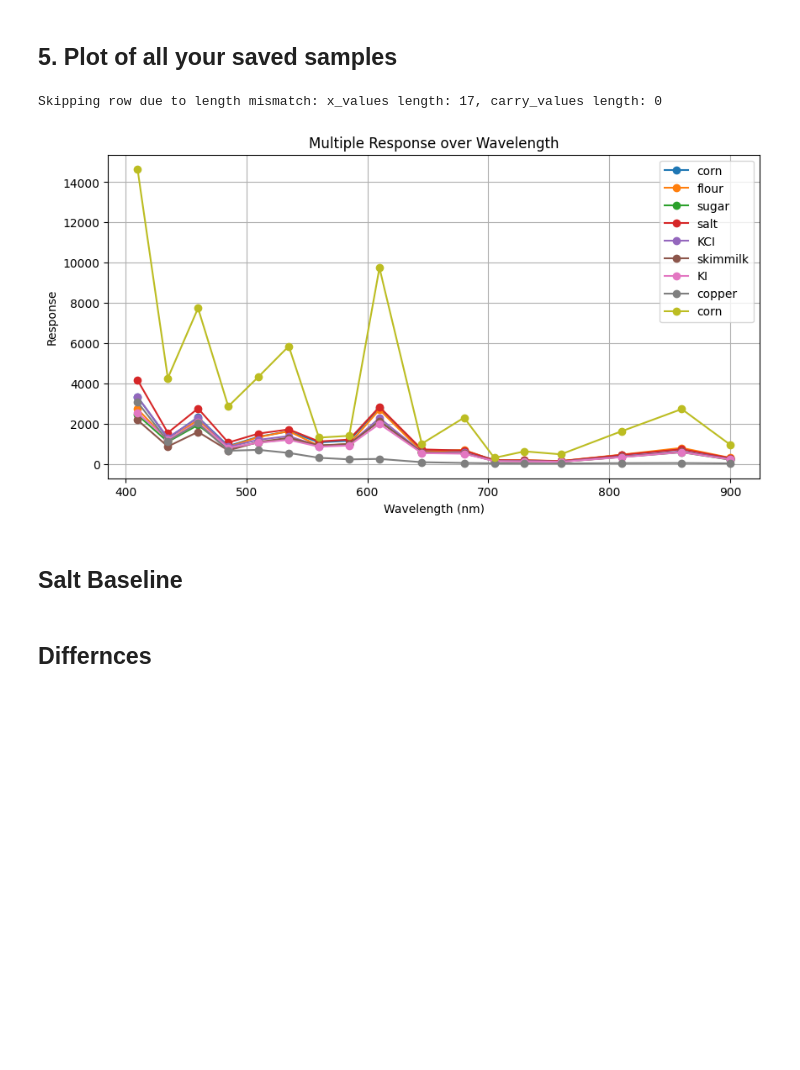
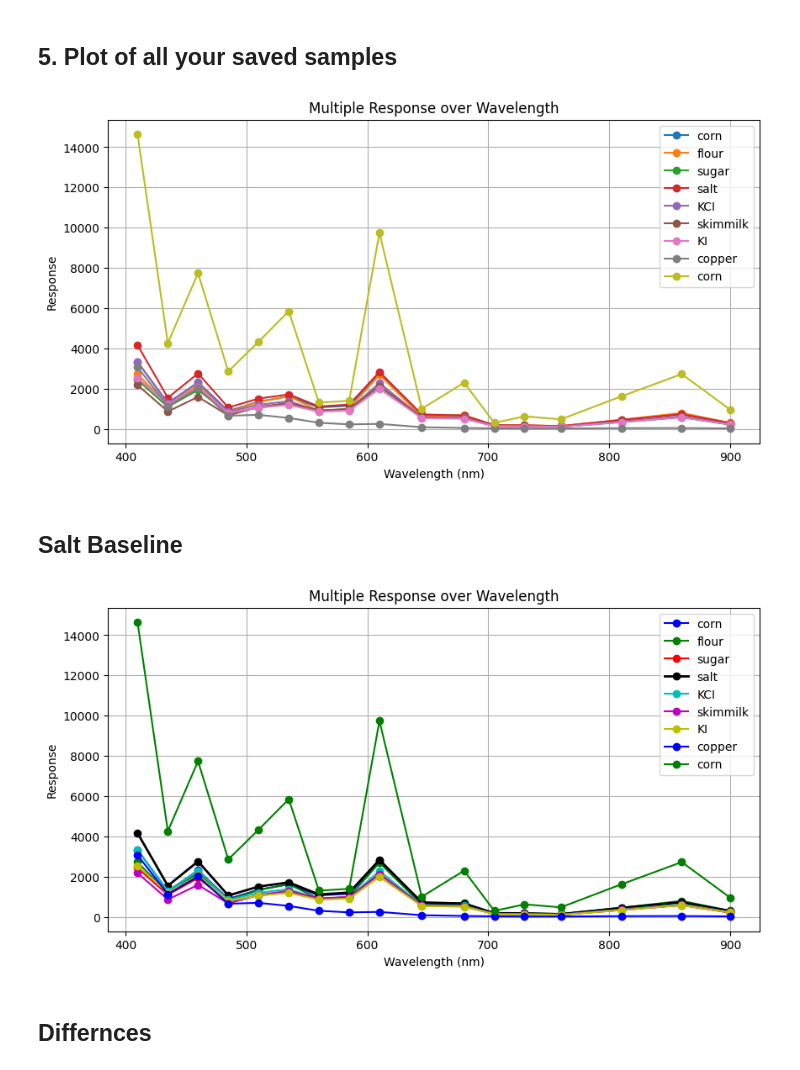
Before and after one commit to spikol/NIR_FALL_2023, a Jupyter notebook: Cirkusnaturligvis/data_note/nir_note_06.ipynb, the cells around one changed output. Cells and saved outputs as stored; diff of their text form; code cells hidden in the pictures; blank space fills up the shorter version.

```diff
--- a/Cirkusnaturligvis/data_note/nir_note_06.ipynb
+++ b/Cirkusnaturligvis/data_note/nir_note_06.ipynb
@@ -127,32 +127,43 @@ print(f'Data has been saved to {filename}')
 ## 5. Plot of all your saved samples
 # %%
 import csv
-import os
 import matplotlib.pyplot as plt
+
+# File path
 filename = 'samples_13.csv'
-plt.figure(figsize=(10,5))
-x_values = [410, 435, 460, 485, 510, 535, 560, 585, 610, 645, 680, 705, 730, 760, 810, 860, 900]
+
+# Initialize the plot
+plt.figure(figsize=(10, 5))
+
 with open(filename, mode='r') as file:
     reader = csv.reader(file)
+    x_values = next(reader)[:-2]  # Read the first row and exclude the last two items
+    x_values = [float(x) for x in x_values]  # Convert x-axis values to float
+
     for row in reader:
         try:
             carry_values = [float(value) for value in row[:-2]]  # Exclude the last two items
         except ValueError as e:
             print(f'Error converting value to float: {e}')
             continue  # Skip to the next row if there is an error converting value
+
         if len(x_values) != len(carry_values):
             print(f'Skipping row due to length mismatch: x_values length: {len(x_values)}, carry_values length: {len(carry_values)}')
             continue  # Skip to the next row if there is a length mismatch
+
         legend_item = row[-2]  # Use the second last item as legend
         plt.plot(x_values, carry_values, marker='o', label=legend_item)
+
+# Set the plot title and labels
 plt.title('Multiple Response over Wavelength')
 plt.xlabel('Wavelength (nm)')
 plt.ylabel('Response')
 plt.legend(loc='upper right')
 plt.grid(True)
+
+# Display the plot
 plt.show()
 # %% [output]
-Skipping row due to length mismatch: x_values length: 17, carry_values length: 0
 [figure]
 # %% [markdown]
 ## Salt Baseline
@@ -190,2 +170,53 @@ plt.show()
+# %%
+import csv
+import itertools
+import matplotlib.pyplot as plt
+
+# File path
+
+# Corrected code with the color iterator outside the loop
+
+# Define a color palette (excluding black for 'salt')
+colors = itertools.cycle(['b', 'g', 'r', 'c', 'm', 'y'])
+
+# Re-plotting with the corrected code
+plt.figure(figsize=(10, 5))
+
+file_path = 'samples_13.csv'  # Replace with the actual file path
+with open(file_path, mode='r') as file:  # Using the absolute path
+    reader = csv.reader(file)
+    x_values = next(reader)[:-2]  # Read the first row and exclude the last two items
+    x_values = [float(x) for x in x_values]  # Convert x-axis values to float
+
+    for row in reader:
+        try:
+            carry_values = [float(value) for value in row[:-2]]  # Exclude the last two items
+        except ValueError as e:
+            print(f'Error converting value to float: {e}')
+            continue
+
+        if len(x_values) != len(carry_values):
+            print(f'Skipping row due to length mismatch: x_values length: {len(x_values)}, carry_values length: {len(carry_values)}')
+            continue
+
+        legend_item = row[-2]  # Use the second last item as legend
+        if legend_item.lower() == 'salt':
+            # Plot 'salt' with black color and thicker line
+            plt.plot(x_values, carry_values, marker='o', label=legend_item, color='k', linewidth=2)
+        else:
+            color = next(colors)  # Get the next color from the palette for other lines
+            plt.plot(x_values, carry_values, marker='o', label=legend_item, color=color)
+
+# Set the plot title and labels
+plt.title('Multiple Response over Wavelength')
+plt.xlabel('Wavelength (nm)')
+plt.ylabel('Response')
+plt.legend(loc='upper right')
+plt.grid(True)
+
+# Display the plot
+plt.show()
+# %% [output]
+[figure, added]
 # %% [markdown]
 ## Differnces
```
Also changed, not shown: parts of 5 cells of this notebook, 1 other file.
